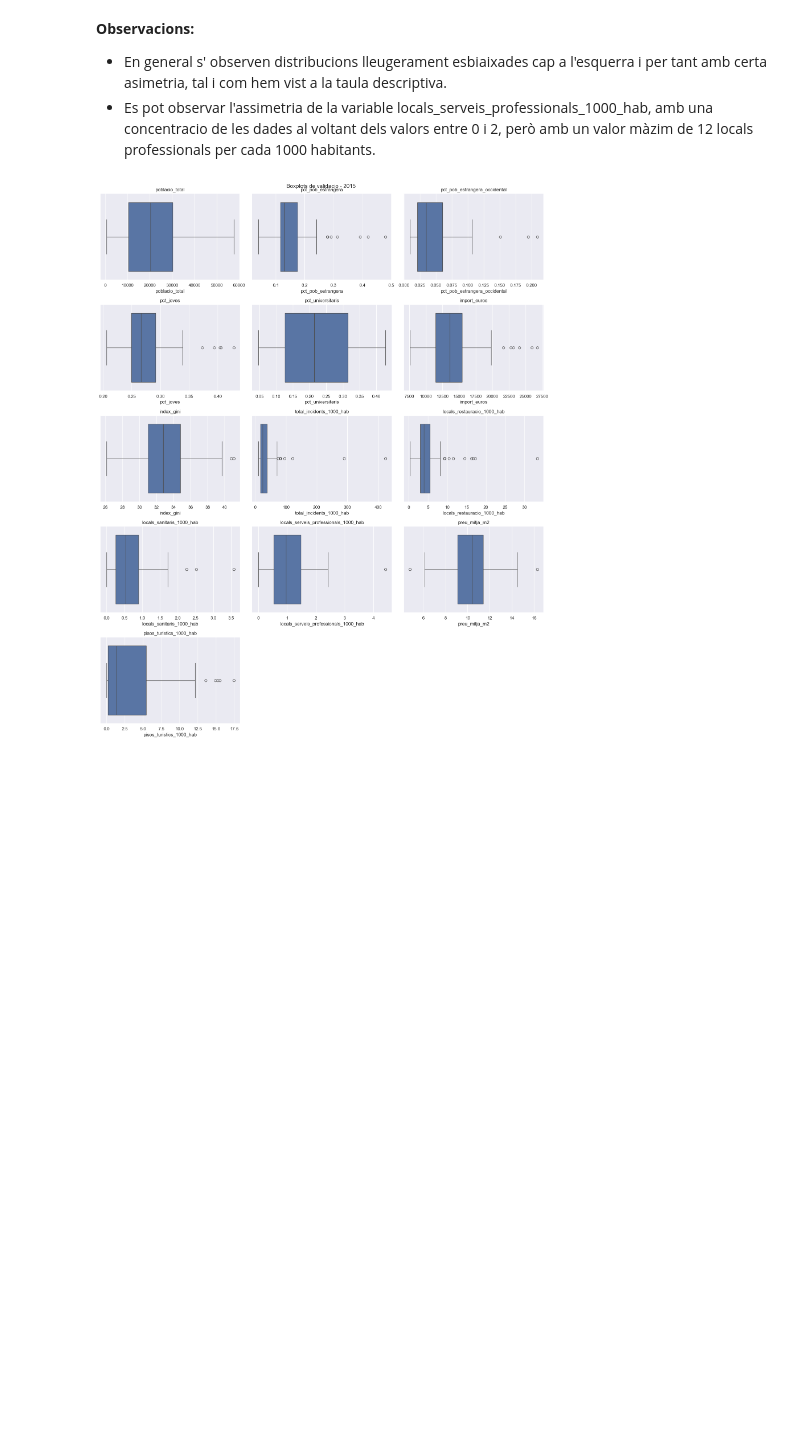
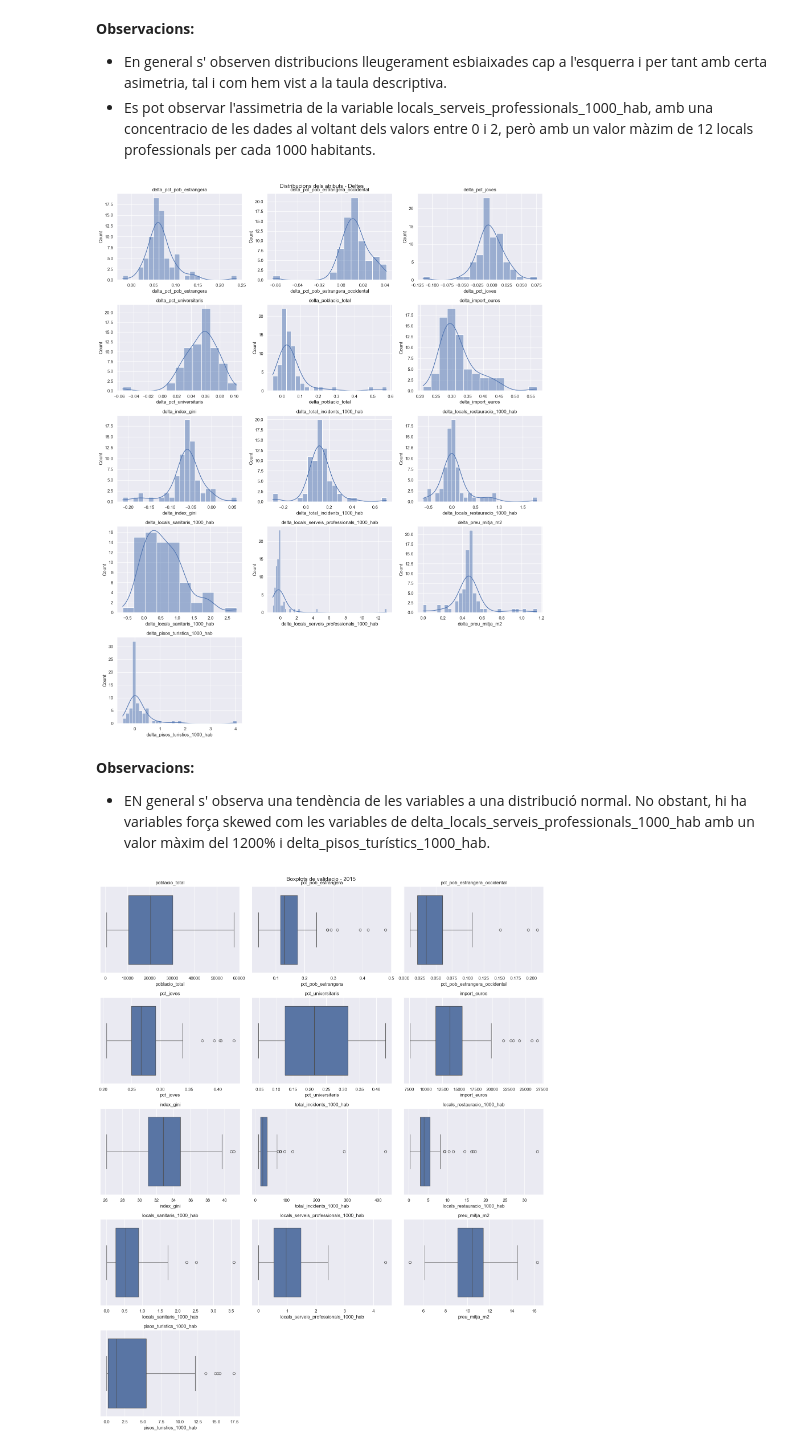
Before and after one commit to joseprau/tfm_gentrificacio_bcn, a Jupyter notebook: notebooks/eda.ipynb, the cells around one changed output. Saved outputs shown, nothing was run; the diff lists cells and outputs as text; code cells hidden in the pictures; blank space fills up the shorter version.

```diff
--- a/notebooks/eda.ipynb
+++ b/notebooks/eda.ipynb
@@ -425,6 +425,13 @@ grafics_distribucio(df_2023, 'Distribucions dels atributs - 2023', 'validacio_di
 **Observacions:**
 - En general s' observen distribucions lleugerament esbiaixades cap a l'esquerra i per tant amb certa asimetria, tal i com hem vist a la taula descriptiva.
 - Es pot observar l'assimetria de la variable locals_serveis_professionals_1000_hab, amb una concentracio de les dades al voltant dels valors entre 0 i 2, però amb un valor màzim de 12 locals professionals per cada 1000 habitants.
+# %%
+grafics_distribucio(df_deltes, 'Distribucions dels atributs - Deltes', 'validacio_distribucions_deltes.png')
+# %% [output]
+[figure, added]
+# %% [markdown]
+**Observacions:**
+- EN general s' observa una tendència de les variables a una distribució normal. No obstant, hi ha variables força skewed com les variables de delta_locals_serveis_professionals_1000_hab amb un valor màxim del 1200% i delta_pisos_turístics_1000_hab.
 # %%
 boxplots_validacio(df_2015, 'Boxplots de validacio - 2015', 'validacio_boxplots_2015.png')
 # %% [output]
```
Also changed, not shown: parts of 10 cells of this notebook, 12 other files.
